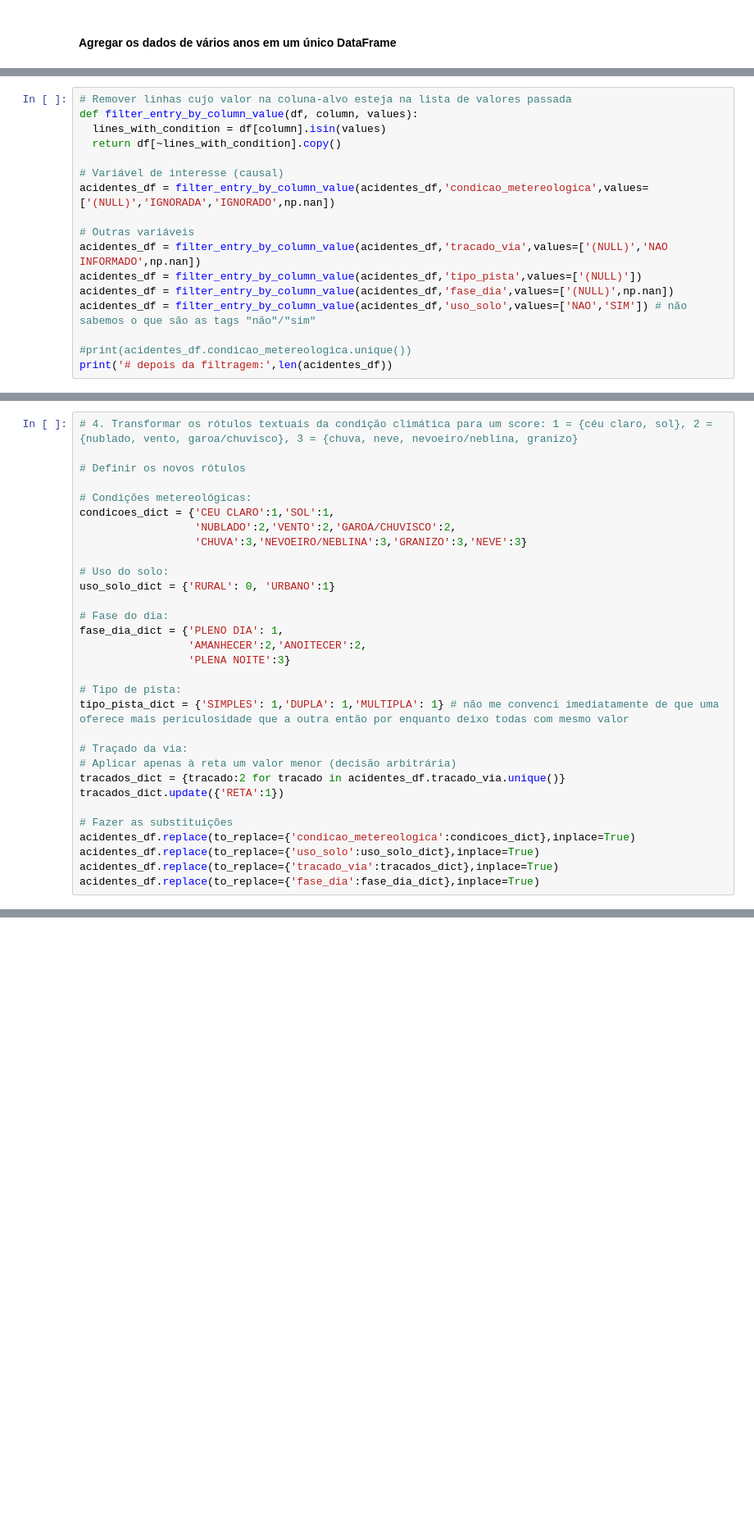
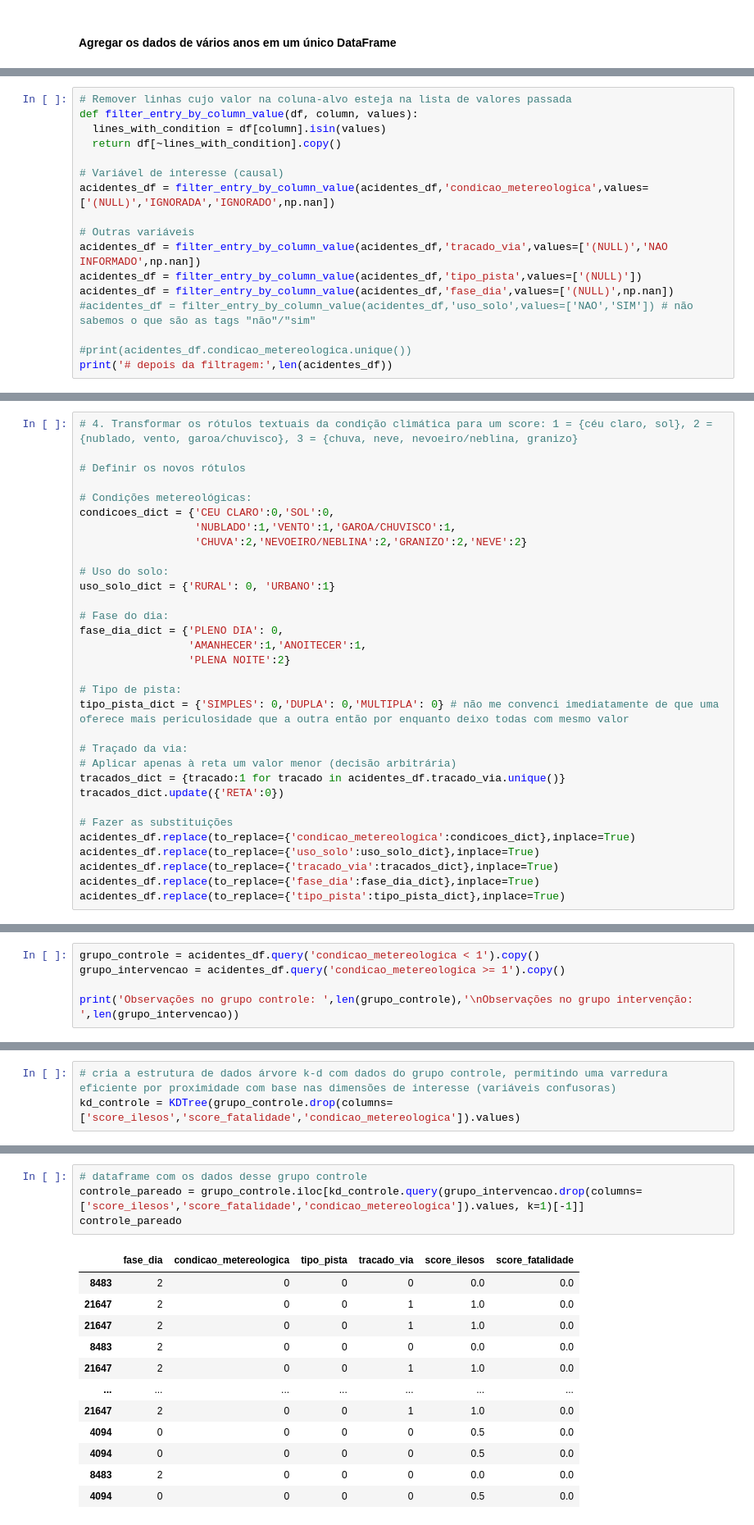
Before and after one commit to lfernandof/causal_inference, a Jupyter notebook: slippery_grounds.ipynb, the cells around one changed output, grey strips where cells are left out. Shown at 82% size. Drawn from its saved outputs; the diff is of its cells as text; blank space fills up the shorter version.

Commit message:
implementação de um pareamento PSM-like com árvores k-D no grupo controle e varredura para achar as observações otimamente correspondentes àquelas no grupo intervenção

```diff
--- a/slippery_grounds.ipynb
+++ b/slippery_grounds.ipynb
@@ -152,7 +161,7 @@ acidentes_df = filter_entry_by_column_value(acidentes_df,'condicao_metereologica
 acidentes_df = filter_entry_by_column_value(acidentes_df,'tracado_via',values=['(NULL)','NAO INFORMADO',np.nan])
 acidentes_df = filter_entry_by_column_value(acidentes_df,'tipo_pista',values=['(NULL)'])
 acidentes_df = filter_entry_by_column_value(acidentes_df,'fase_dia',values=['(NULL)',np.nan])
-acidentes_df = filter_entry_by_column_value(acidentes_df,'uso_solo',values=['NAO','SIM']) # não sabemos o que são as tags "não"/"sim"
+#acidentes_df = filter_entry_by_column_value(acidentes_df,'uso_solo',values=['NAO','SIM']) # não sabemos o que são as tags "não"/"sim"
 
 #print(acidentes_df.condicao_metereologica.unique())
 print('# depois da filtragem:',len(acidentes_df))
@@ -164,28 +173,29 @@ print('# depois da filtragem:',len(acidentes_df))
 # Definir os novos rótulos
 
 # Condições metereológicas:
-condicoes_dict = {'CEU CLARO':1,'SOL':1,
-                  'NUBLADO':2,'VENTO':2,'GAROA/CHUVISCO':2,
-                  'CHUVA':3,'NEVOEIRO/NEBLINA':3,'GRANIZO':3,'NEVE':3}
+condicoes_dict = {'CEU CLARO':0,'SOL':0,
+                  'NUBLADO':1,'VENTO':1,'GAROA/CHUVISCO':1,
+                  'CHUVA':2,'NEVOEIRO/NEBLINA':2,'GRANIZO':2,'NEVE':2}
 
 # Uso do solo:
 uso_solo_dict = {'RURAL': 0, 'URBANO':1}
 
 # Fase do dia:
-fase_dia_dict = {'PLENO DIA': 1,
-                 'AMANHECER':2,'ANOITECER':2,
-                 'PLENA NOITE':3}
+fase_dia_dict = {'PLENO DIA': 0,
+                 'AMANHECER':1,'ANOITECER':1,
+                 'PLENA NOITE':2}
 
 # Tipo de pista:
-tipo_pista_dict = {'SIMPLES': 1,'DUPLA': 1,'MULTIPLA': 1} # não me convenci imediatamente de que uma oferece mais periculosidade que a outra então por enquanto deixo todas com mesmo valor
+tipo_pista_dict = {'SIMPLES': 0,'DUPLA': 0,'MULTIPLA': 0} # não me convenci imediatamente de que uma oferece mais periculosidade que a outra então por enquanto deixo todas com mesmo valor
 
 # Traçado da via:
 # Aplicar apenas à reta um valor menor (decisão arbitrária)
-tracados_dict = {tracado:2 for tracado in acidentes_df.tracado_via.unique()}
-tracados_dict.update({'RETA':1})
+tracados_dict = {tracado:1 for tracado in acidentes_df.tracado_via.unique()}
+tracados_dict.update({'RETA':0})
 
 # Fazer as substituições
 acidentes_df.replace(to_replace={'condicao_metereologica':condicoes_dict},inplace=True)
 acidentes_df.replace(to_replace={'uso_solo':uso_solo_dict},inplace=True)
 acidentes_df.replace(to_replace={'tracado_via':tracados_dict},inplace=True)
 acidentes_df.replace(to_replace={'fase_dia':fase_dia_dict},inplace=True)
+acidentes_df.replace(to_replace={'tipo_pista':tipo_pista_dict},inplace=True)
@@ -206,0 +223,5 @@ acidentes_df.head(10)
+# %%
+grupo_controle = acidentes_df.query('condicao_metereologica < 1').copy()
+grupo_intervencao = acidentes_df.query('condicao_metereologica >= 1').copy()
+
+print('Observações no grupo controle: ',len(grupo_controle),'\nObservações no grupo intervenção: ',len(grupo_intervencao))
@@ -206,0 +271,3 @@ acidentes_df.head(10)
+# %%
+# cria a estrutura de dados árvore k-d com dados do grupo controle, permitindo uma varredura eficiente por proximidade com base nas dimensões de interesse (variáveis confusoras)
+kd_controle = KDTree(grupo_controle.drop(columns=['score_ilesos','score_fatalidade','condicao_metereologica']).values)
@@ -206,0 +279,17 @@ acidentes_df.head(10)
+# %%
+# dataframe com os dados desse grupo controle
+controle_pareado = grupo_controle.iloc[kd_controle.query(grupo_intervencao.drop(columns=['score_ilesos','score_fatalidade','condicao_metereologica']).values, k=1)[-1]]
+controle_pareado
+# %% [output]
+|  | fase_dia | condicao_metereologica | tipo_pista | tracado_via | score_ilesos | score_fatalidade |
+| 8483 | 2 | 0 | 0 | 0 | 0.0 | 0.0 |
+| 21647 | 2 | 0 | 0 | 1 | 1.0 | 0.0 |
+| 21647 | 2 | 0 | 0 | 1 | 1.0 | 0.0 |
+| 8483 | 2 | 0 | 0 | 0 | 0.0 | 0.0 |
+| 21647 | 2 | 0 | 0 | 1 | 1.0 | 0.0 |
+| ... | ... | ... | ... | ... | ... | ... |
+| 21647 | 2 | 0 | 0 | 1 | 1.0 | 0.0 |
+| 4094 | 0 | 0 | 0 | 0 | 0.5 | 0.0 |
+| 4094 | 0 | 0 | 0 | 0 | 0.5 | 0.0 |
+| 8483 | 2 | 0 | 0 | 0 | 0.0 | 0.0 |
+| 4094 | 0 | 0 | 0 | 0 | 0.5 | 0.0 |
```
Also changed, not shown: parts of 33 cells of this notebook.
